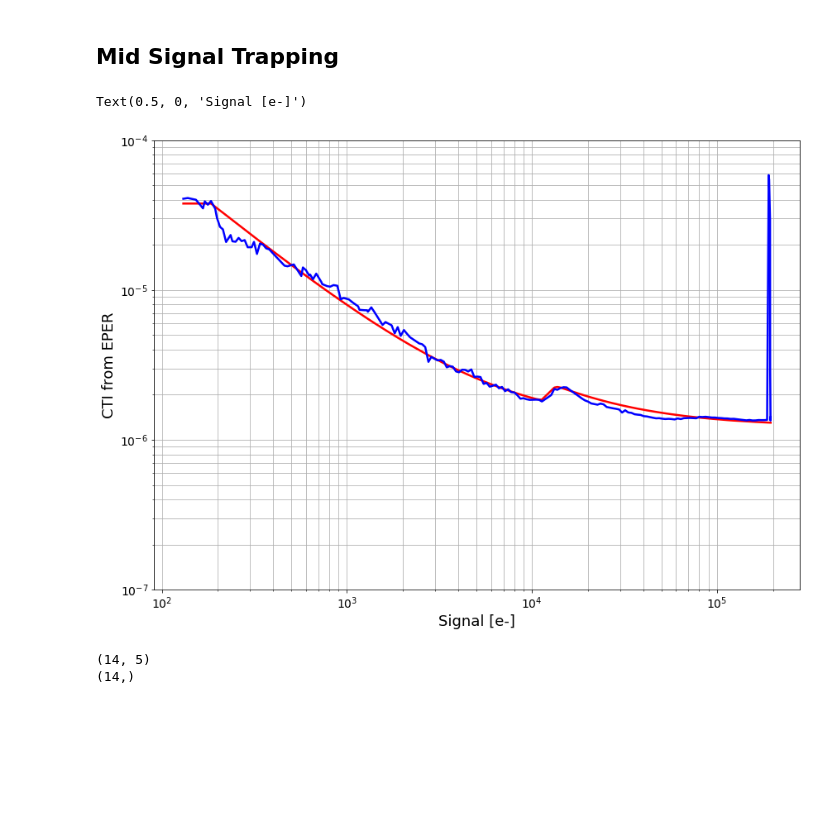
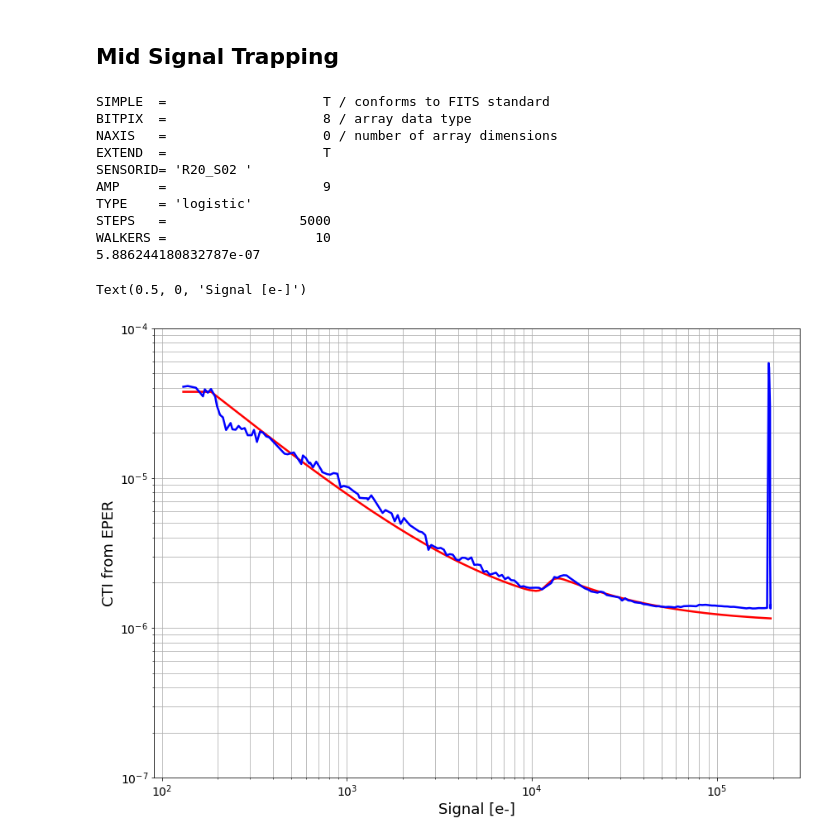
Before and after one commit to Snyder005/ctisim, a Jupyter notebook: notebooks/OverscanTesting.ipynb, the cells around one changed output. Saved outputs shown, nothing was run; the diff lists cells and outputs as text; code cells hidden in the pictures; blank space fills up the shorter version.

```diff
--- a/notebooks/OverscanTesting.ipynb
+++ b/notebooks/OverscanTesting.ipynb
@@ -58,7 +58,7 @@ Text(0.5, 0, 'Signal [e-]')
 # %% [markdown]
 ## Floating Output Amplifier Fitting
 # %%
-amp = 9
+amp = 7
 
 ## Get data for comparison
 overscan_results = '/nfs/slac/g/ki/ki19/lsst/snyder18/LSST/Data/BOT/6790D_linearity/R20/S02/R20_S02_overscan_results.fits'
@@ -114,17 +114,16 @@ Text(0.5, 0, 'Signal [e-]')
 ## Low Signal Trap Fitting
 # %%
 ## Low signal trapping
-mcmc_results = fits.open('../examples/output/R20_S02_9_trap_mcmc_results.fits')
-
-print(repr(mcmc_results[0].header))
+low_mcmc_results = fits.open('../examples/output/R20_S02_Amp7_lowtrap_mcmc.fits')
 
 ## Trap parameters
 amp=9
-cti_chain = mcmc_results[1].data
-trapsize_chain = mcmc_results[2].data
-emission_time_chain = mcmc_results[3].data
-scaling_chain = mcmc_results[4].data
+cti_chain = low_mcmc_results[1].data
+trapsize_chain = low_mcmc_results[2].data
+emission_time_chain = low_mcmc_results[3].data
+scaling_chain = low_mcmc_results[4].data
 cti = 10**np.median(cti_chain[:, 500:])
+print(cti)
 
 low_trap = LinearTrap(np.median(trapsize_chain[:, 500:]), np.median(emission_time_chain[:, 500:]), 1,
                       np.median(scaling_chain[:, 500:]))
@@ -169,36 +160,58 @@ Text(0.5, 0, 'Signal [e-]')
 # %% [markdown]
 ## Mid Signal Trapping
 # %%
-## Tuning by hand
-midsignal_trap = LogisticTrap(4, 0.5, 1, 12500., 0.0025)
+## Low signal trapping
+#med_mcmc_results = fits.open('../examples/output/R20_S02_Amp9_medtrap_mcmc.fits')
+med_mcmc_results = fits.open('../scripts/R20_S02_Amp9_medtrap_mcmc.fits')
 
-imarr = np.zeros((len(signals), ITL_AMP_GEOM.nx))
-flat = SegmentSimulator(imarr, ITL_AMP_GEOM.prescan_width, output_amplifier, cti=cti,
-                        traps=[low_trap, midsignal_trap])
-flat.ramp_exp(signals)
+print(repr(med_mcmc_results[0].header))
+cti_chain = med_mcmc_results[1].data
+trapsize_chain = med_mcmc_results[2].data
+emission_time_chain = med_mcmc_results[3].data
+f0_chain = med_mcmc_results[4].data
+k_chain = med_mcmc_results[5].data
 
-im = flat.simulate_readout(serial_overscan_width=ITL_AMP_GEOM.serial_overscan_width,
-                           parallel_overscan_width=0,
-                           do_bias_drift=True)
+cti = 10**np.median(cti_chain[:, 500:])
+print(cti)
 
-last_pix = im[:, 511]
-oscan1 = im[:, 512]
-oscan2 = im[:, 513]
-cti_model = (oscan1+oscan2)/(512*last_pix)
+med_trap = LogisticTrap(np.median(trapsize_chain[:, 500:]), np.median(emission_time_chain[:, 500:]), 1,
+                      np.median(f0_chain[:, 500:]), np.median(k_chain[:, 500:]))
+
+## Make CTI curve
+imarr = np.zeros((signals.shape[0], ITL_AMP_GEOM.nx))
+ramp = SegmentSimulator(imarr, ITL_AMP_GEOM.prescan_width, output_amplifier,
+                        cti=cti, traps=[low_trap, med_trap])
+ramp.ramp_exp(signals)
+
+segarr = ramp.simulate_readout(serial_overscan_width=ITL_AMP_GEOM.serial_overscan_width,
+                               parallel_overscan_width=0)
 
 fig, ax = plt.subplots(1, 1, figsize=(14, 10))
-
+last_pix = segarr[:, 511]
+oscan1 = segarr[:, 512]
+oscan2 = segarr[:, 513]
+cti_model = ((oscan1+oscan2)/(512*last_pix))
 
 ax.plot(signals, cti_model, linewidth=2.5, color='red')
 ax.plot(signals, cti_data, linewidth=2.5, color='blue')
 
 ax.set_yscale('log')
 ax.set_xscale('log')
 ax.set_ylim(1.E-7, 1.E-4)
 ax.tick_params(axis='both', which='major', labelsize=14)
 ax.grid(which='both')
 ax.set_ylabel('CTI from EPER', fontsize=18)
 ax.set_xlabel('Signal [e-]', fontsize=18)
 # %% [output]
-Text(0.5, 0, 'Signal [e-]')
+SIMPLE  =                    T / conforms to FITS standard
+BITPIX  =                    8 / array data type
+NAXIS   =                    0 / number of array dimensions
+EXTEND  =                    T
+SENSORID= 'R20_S02 '
+AMP     =                    9
+TYPE    = 'logistic'
+STEPS   =                 5000
+WALKERS =                   10
+5.886244180832787e-07
+Text(0.5, 0, 'Signal [e-]')
-[figure, old version]
+[figure, new version]
@@ -218,9 +217,0 @@ error = 7.0/np.sqrt(2000.)
-# %%
-new_indices = (signals>10000.)*(signals<20000.)
-column_data = data['COLUMN_MEAN'][new_indices, 512:517]
-signal_data = signals[new_indices]
-print(column_data.shape)
-print(signal_data.shape)
-# %% [output]
-(14, 5)
-(14,)
```
Also changed, not shown: parts of 9 cells of this notebook, 5 other files.
